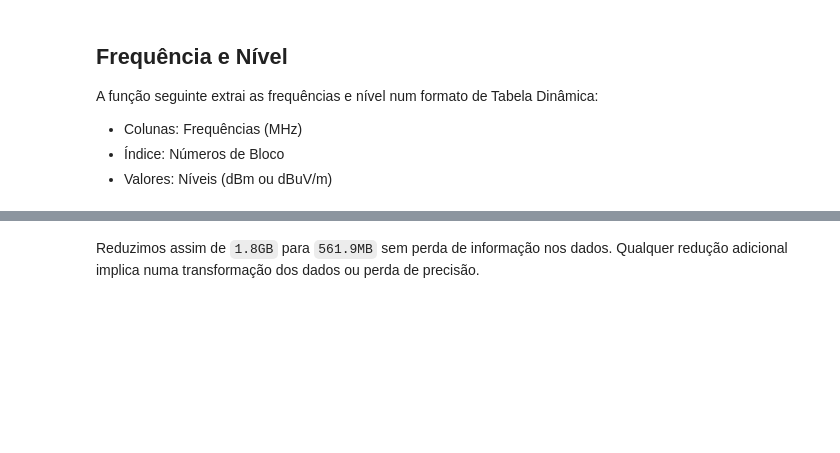
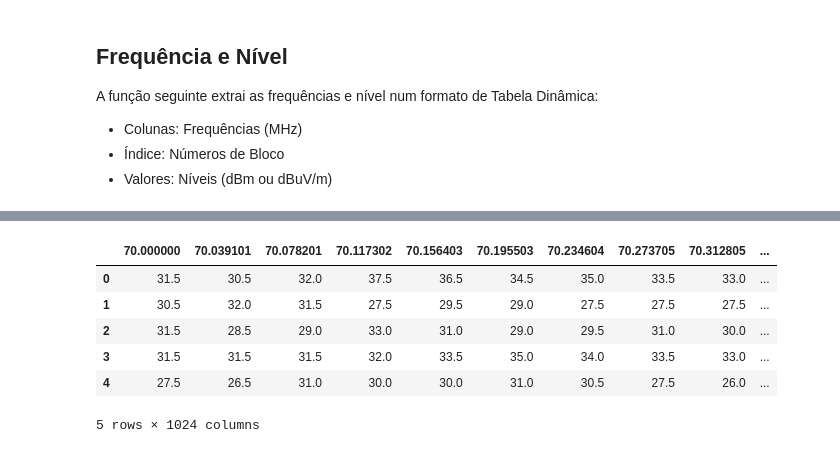
Before and after one commit to ronaldokun/rfpye, a Jupyter notebook: nbs/index.ipynb, the cells around one changed output, grey strips where cells are left out. Cells and saved outputs as stored; diff of their text form; code cells hidden in the pictures; blank space fills up the shorter version.

```diff
--- a/nbs/index.ipynb
+++ b/nbs/index.ipynb
@@ -162,2 +173,0 @@ levels.info()
-# %% [markdown]
-Reduzimos assim de `1.8GB` para `561.9MB` sem perda de informação nos dados. Qualquer redução adicional implica numa transformação dos dados ou perda de precisão.
@@ -166,0 +174,11 @@ levels.to_feather(saida / 'file_b.fth')
+# %%
+levels = extract_level(spec, dtype='float16')
+levels.head()
+# %% [output]
+|  | 70.000000 | 70.039101 | 70.078201 | 70.117302 | 70.156403 | 70.195503 | 70.234604 | 70.273705 | 70.312805 | ... |
+| 0 | 31.5 | 30.5 | 32.0 | 37.5 | 36.5 | 34.5 | 35.0 | 33.5 | 33.0 | ... |
+| 1 | 30.5 | 32.0 | 31.5 | 27.5 | 29.5 | 29.0 | 27.5 | 27.5 | 27.5 | ... |
+| 2 | 31.5 | 28.5 | 29.0 | 33.0 | 31.0 | 29.0 | 29.5 | 31.0 | 30.0 | ... |
+| 3 | 31.5 | 31.5 | 31.5 | 32.0 | 33.5 | 35.0 | 34.0 | 33.5 | 33.0 | ... |
+| 4 | 27.5 | 26.5 | 31.0 | 30.0 | 30.0 | 31.0 | 30.5 | 27.5 | 26.0 | ... |
+5 rows × 1024 columns
```
Also changed, not shown: parts of 73 cells of this notebook, 5 other files.
